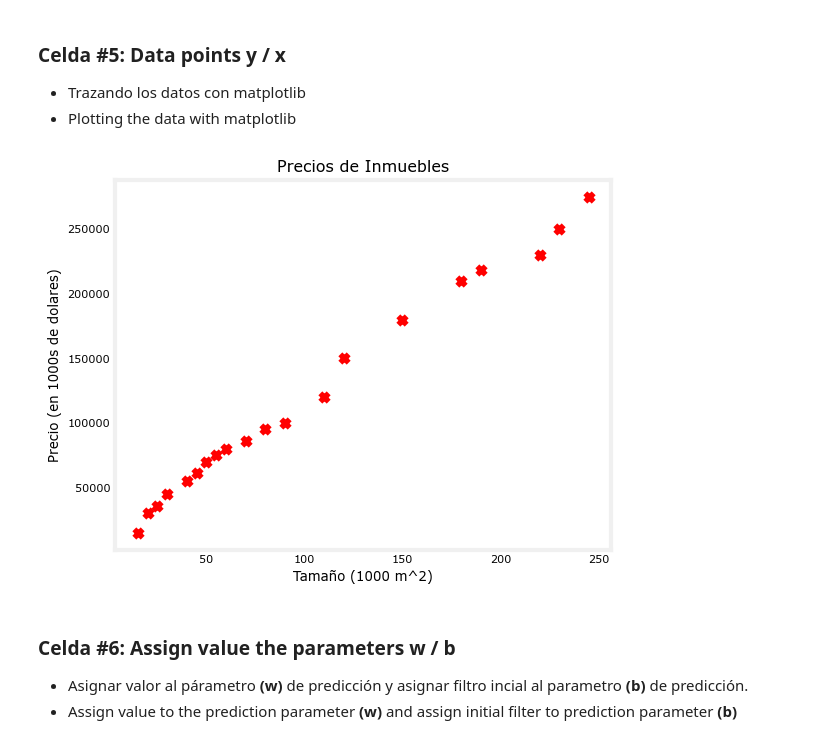
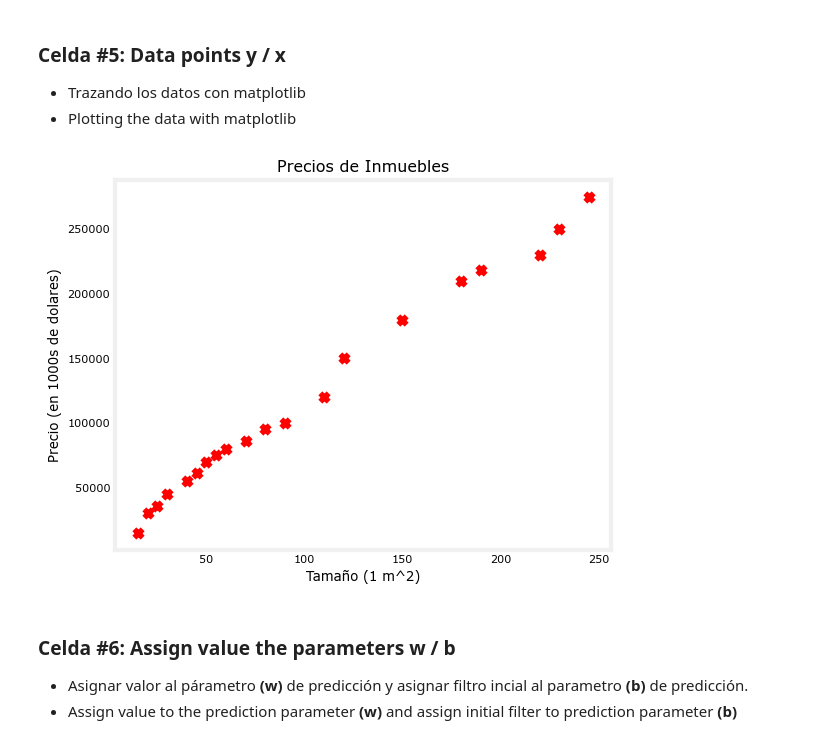
Before and after one commit to Hadsonpar/LearningMachineLearning, a Jupyter notebook: 003-model-fwb-linear-regression-one-variable/003-model-fwb-linear-regression-one-variable.ipynb, the cells around one changed output. Drawn from its saved outputs; the diff is of its cells as text; code cells hidden in the pictures.

```diff
--- a/003-model-fwb-linear-regression-one-variable/003-model-fwb-linear-regression-one-variable.ipynb
+++ b/003-model-fwb-linear-regression-one-variable/003-model-fwb-linear-regression-one-variable.ipynb
@@ -77,16 +77,16 @@ print(f"(x^({i}), y^({i})) = ({x_i}, {y_i})")
 # %%
 # Plot the data points
 plt.scatter(x_train, y_train, marker='x', c='r')
 # Set the title
 plt.title("Precios de Inmuebles")
 # Set the y-axis label
 plt.ylabel('Precio (en 1000s de dolares)')
 # Set the x-axis label
 #plt.xlabel('Tamaño (1000 sqft)')
-plt.xlabel('Tamaño (1000 m^2)')
+plt.xlabel('Tamaño (1 m^2)')
 plt.show()
 # %% [output]
-[figure, old version]
+[figure, new version]
 # %% [markdown]
 ### Celda #6: Assign value the parameters w / b
 - Asignar valor al párametro **(w)** de predicción y asignar filtro incial al parametro **(b)** de predicción.
```
